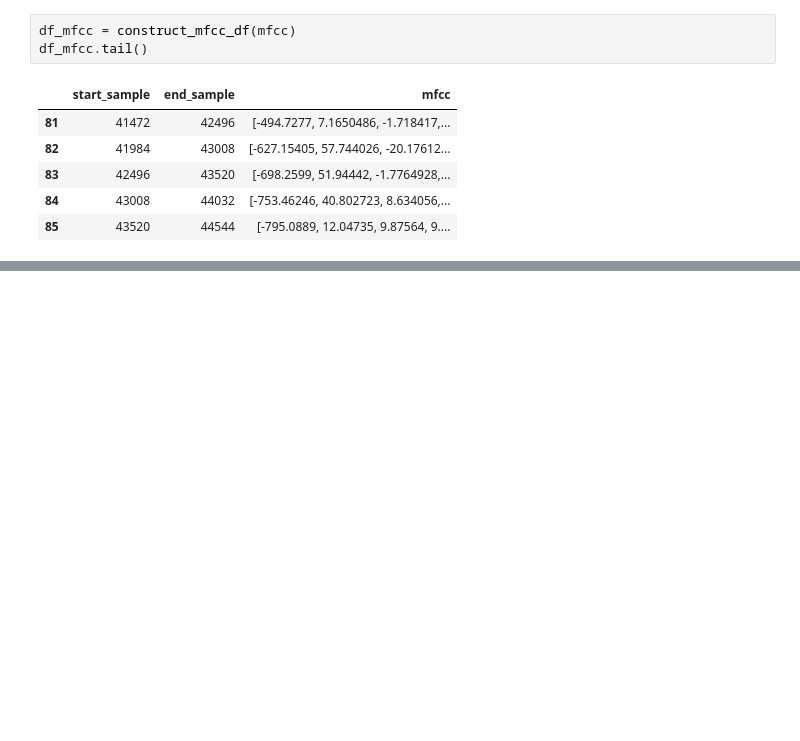
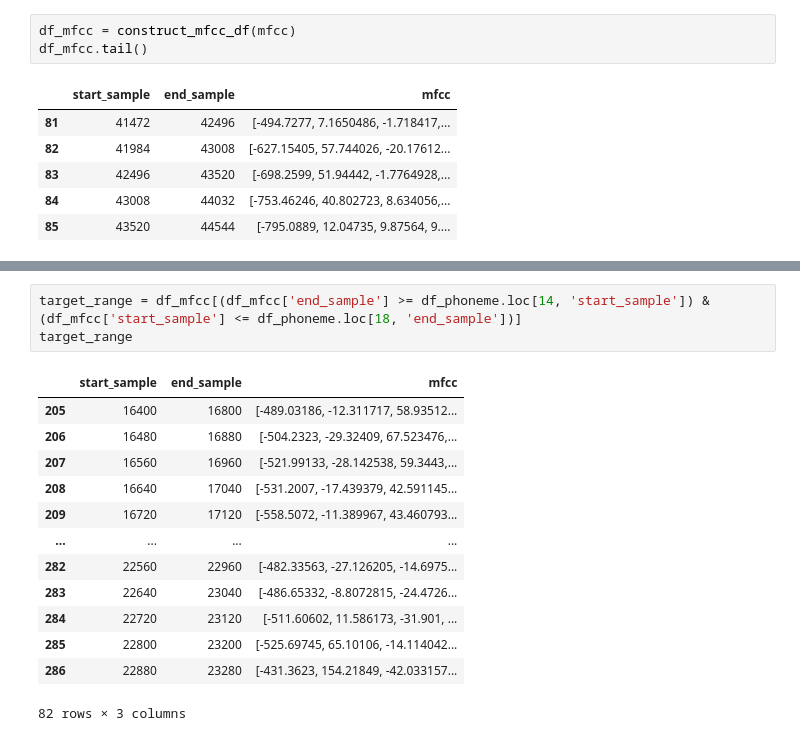
Before and after one commit to jiayan-li/keyword-spotting, a Jupyter notebook: data_exploration.ipynb, the cells around one changed output, grey strips where cells are left out. Drawn from its saved outputs; the diff is of its cells as text; blank space fills up the shorter version.

```diff
--- a/data_exploration.ipynb
+++ b/data_exploration.ipynb
@@ -297,0 +260,17 @@ df_mfcc.tail()
+# %%
+target_range = df_mfcc[(df_mfcc['end_sample'] >= df_phoneme.loc[14, 'start_sample']) & (df_mfcc['start_sample'] <= df_phoneme.loc[18, 'end_sample'])]
+target_range
+# %% [output]
+|  | start_sample | end_sample | mfcc |
+| 205 | 16400 | 16800 | [-489.03186, -12.311717, 58.93512... |
+| 206 | 16480 | 16880 | [-504.2323, -29.32409, 67.523476,... |
+| 207 | 16560 | 16960 | [-521.99133, -28.142538, 59.3443,... |
+| 208 | 16640 | 17040 | [-531.2007, -17.439379, 42.591145... |
+| 209 | 16720 | 17120 | [-558.5072, -11.389967, 43.460793... |
+| ... | ... | ... | ... |
+| 282 | 22560 | 22960 | [-482.33563, -27.126205, -14.6975... |
+| 283 | 22640 | 23040 | [-486.65332, -8.8072815, -24.4726... |
+| 284 | 22720 | 23120 | [-511.60602, 11.586173, -31.901, ... |
+| 285 | 22800 | 23200 | [-525.69745, 65.10106, -14.114042... |
+| 286 | 22880 | 23280 | [-431.3623, 154.21849, -42.033157... |
+82 rows × 3 columns
```
Also changed, not shown: parts of 27 cells of this notebook.
